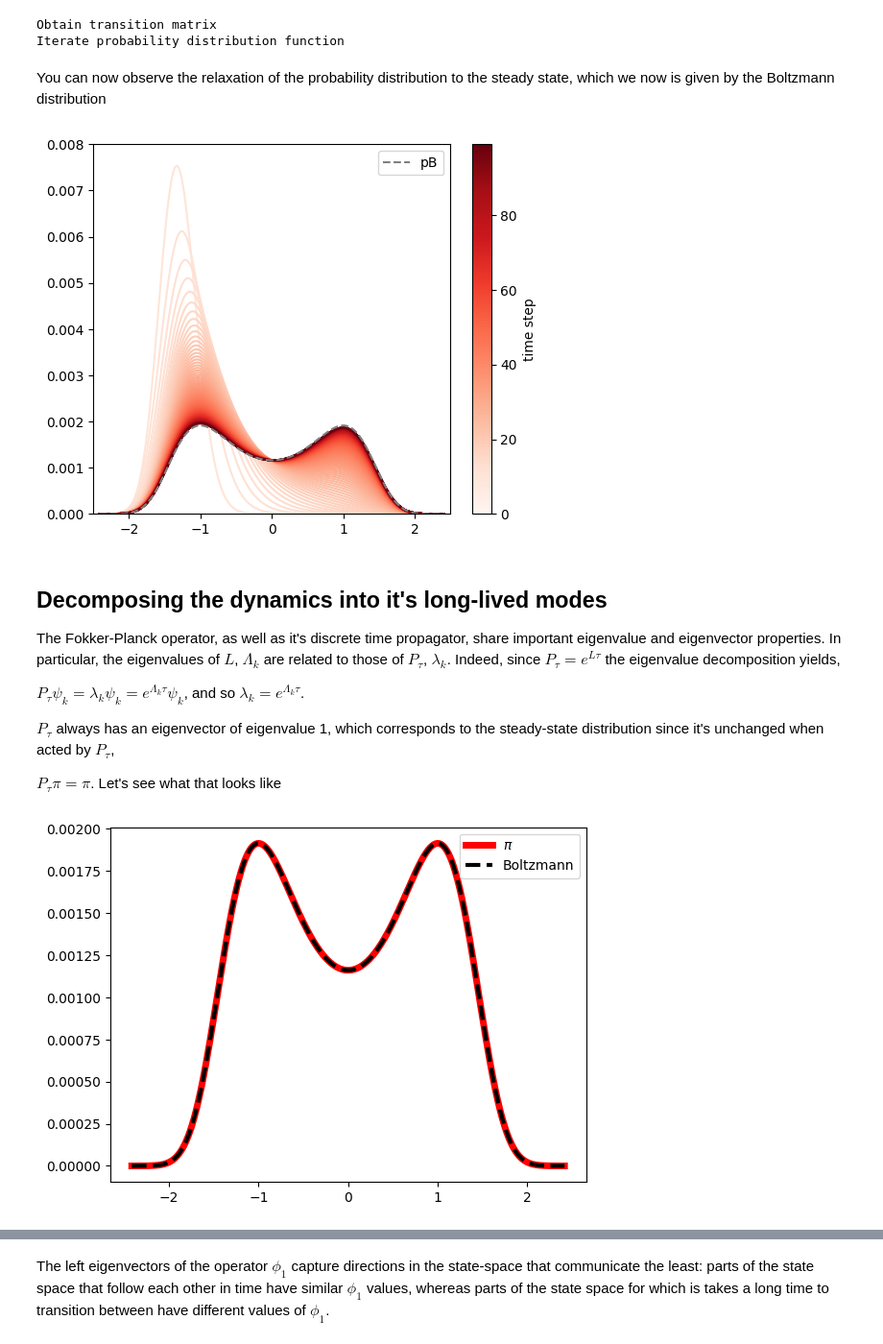
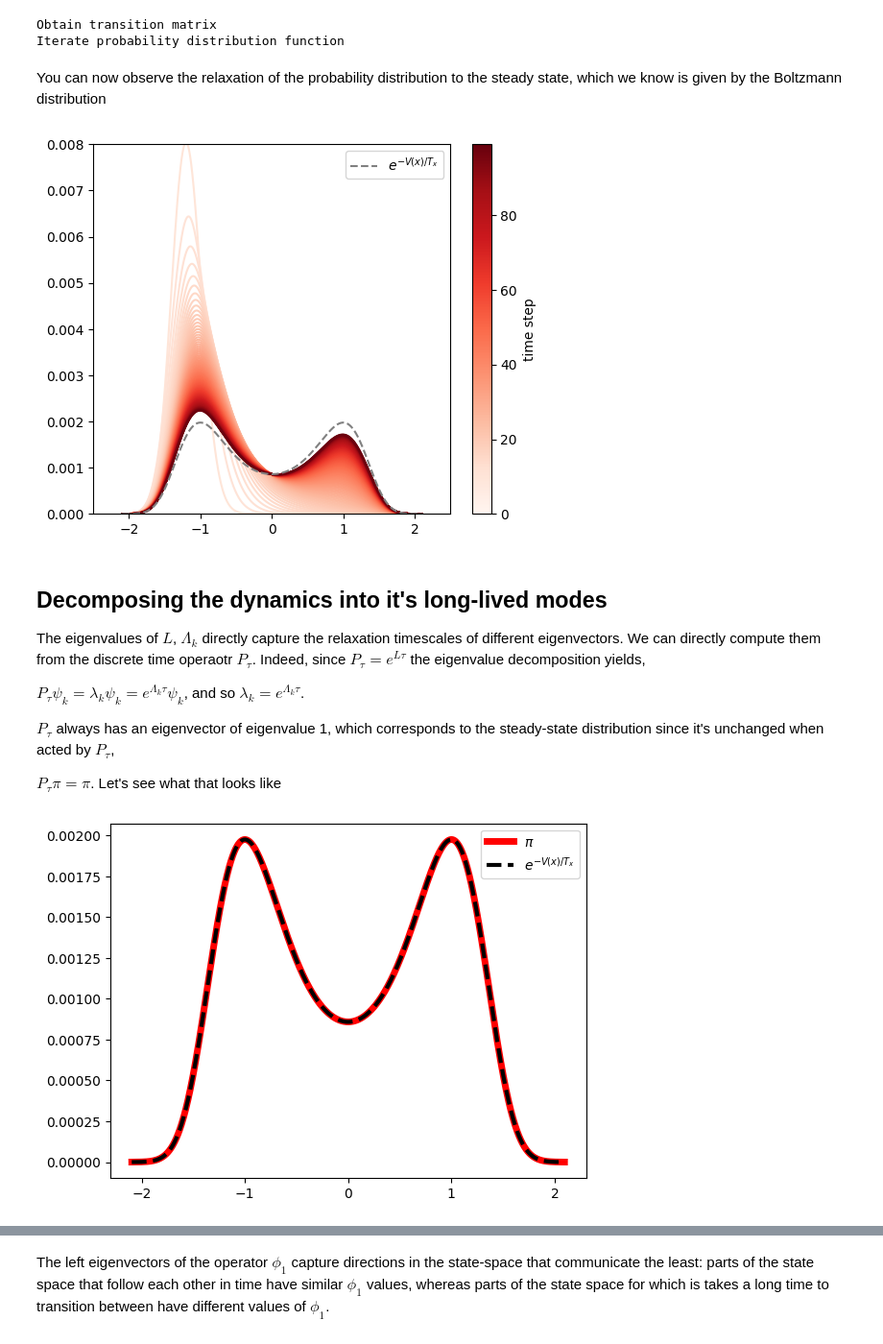
Before and after one commit to AntonioCCosta/DPG_PhysicsBehavior_2026, a Jupyter notebook: notebooks/notebook_1.ipynb, the cells around one changed output, grey strips where cells are left out. Shown at 96% size. Drawn from its saved outputs; the diff is of its cells as text; code cells hidden in the pictures.

```diff
--- a/notebooks/notebook_1.ipynb
+++ b/notebooks/notebook_1.ipynb
@@ -132,7 +141,7 @@ At large times, the system relaxes to the steady-state distribution, which in ou
 # %%
 
-Tx=5e-1 #temperature
-T = 1000
+Tx=3e-1 #temperature
+T = 5000
 dt=1e-3
 max_iters=int(T/dt)
 final_dt = 1e-1
@@ -296,8 +289,7 @@ import scipy.sparse.linalg as spla
 def fokker_planck_L_sg(x, mu, Tx, tau_x=1.0, boundary="reflecting",potential=None):
     """
     Build L for ∂_t p = ∂_x(∂_x V p) + Tx ∂_x^2 p on a uniform grid x (Chang-Cooper).
-    Pass exactly one of:
-      - potential(x): callable returning V(x)
+    potential(x): callable returning V(x)
     """
     x = np.asarray(x); N = x.size
     dx = x[1] - x[0]; D = Tx
@@ -342,8 +334,7 @@ def fokker_planck_L_sg(x, mu, Tx, tau_x=1.0, boundary="reflecting",potential=Non
     return (1.0/tau_x)*L
 # %%
 N = 1000
-Tx=5e-1
-mu=1.
+
 x_min, x_max = -np.sqrt(np.abs(mu))-2*np.sqrt(Tx),np.sqrt(np.abs(mu))+2*np.sqrt(Tx)
 x = np.linspace(x_min, x_max, N)
 tau_x=1
@@ -377,7 +368,7 @@ for k in range(1,n_iters): #iterate the dynamics
 Obtain transition matrix
 Iterate probability distribution function
 # %% [markdown]
-You can now observe the relaxation of the probability distribution to the steady state, which we now is given by the Boltzmann distribution
+You can now observe the relaxation of the probability distribution to the steady state, which we know is given by the Boltzmann distribution
 # %%
 import matplotlib as mpl
 
@@ -402,11 +393,11 @@ cbar = plt.colorbar(sm, ax=ax)
 cbar.set_label("time step")
 pB = np.exp(-V(x,mu)/Tx)
 pB = pB/np.sum(pB)
-plt.plot(x,pB,c='gray',ls='--',label='pB')
+plt.plot(x,pB,c='gray',ls='--',label=r'$e^{-V(x)/T_x}$')
 plt.legend()
 plt.show()
 # %% [output]
-[figure, old version]
+[figure, new version]
 # %%
 ## For an animation uncomment this code
 
@@ -458,7 +449,7 @@ plt.show()
 # %% [markdown]
 ## Decomposing the dynamics into it's long-lived modes
 
-The Fokker-Planck operator, as well as it's discrete time propagator, share important eigenvalue and eigenvector properties. In particular, the eigenvalues of $L$, $\Lambda_k$ are related to those of $P_\tau$, $\lambda_k$. Indeed, since $P_\tau = e^{L \tau}$ the eigenvalue decomposition yields,
+The eigenvalues of $L$, $\Lambda_k$ directly capture the relaxation timescales of different eigenvectors. We can directly compute them from the discrete time operaotr $P_\tau$. Indeed, since $P_\tau = e^{L \tau}$ the eigenvalue decomposition yields,
 
 $P_\tau \psi_k = \lambda_k \psi_k = e^{\Lambda_k \tau} \psi_k$, and so $\lambda_k = e^{\Lambda_k \tau}$.
 
@@ -471,11 +462,11 @@ eigvals_fwd,eigvecs_fwd = op_calc.sorted_spectrum(P_tau,k=5)
 pi = eigvecs_fwd[:,0].real/eigvecs_fwd[:,0].real.sum()
 # %%
 plt.plot(x,pi,c='r',lw=5,label=r'$\pi$')
-plt.plot(x,pB,c='k',ls='--',lw=3,label='Boltzmann')
+plt.plot(x,pB,c='k',ls='--',lw=3,label=r'$e^{-V(x)/T_x}$')
 plt.legend()
 plt.show()
 # %% [output]
-[figure, old version]
+[figure, new version]
 # %% [markdown]
 So the first right eigenvector of $P_\tau$ corresponds to the steady-state distribution. The remaining eigenvectors decay to the steady-state distribution on a timescale given by
 
```
Also changed, not shown: parts of 27 cells of this notebook.
